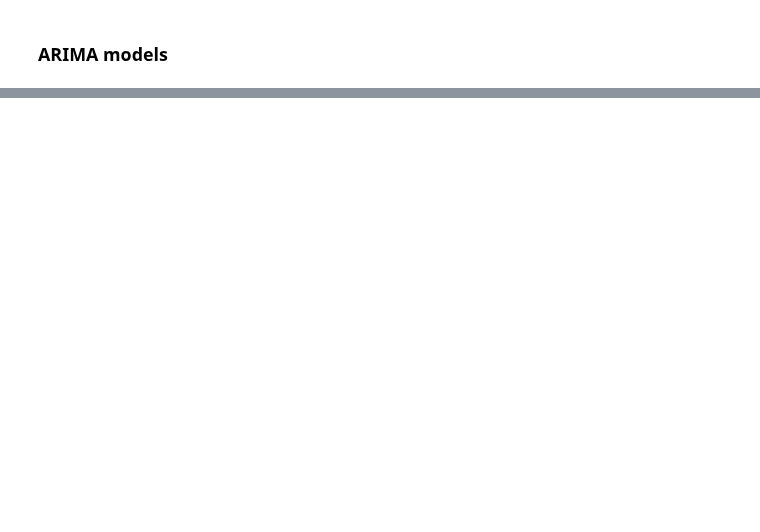
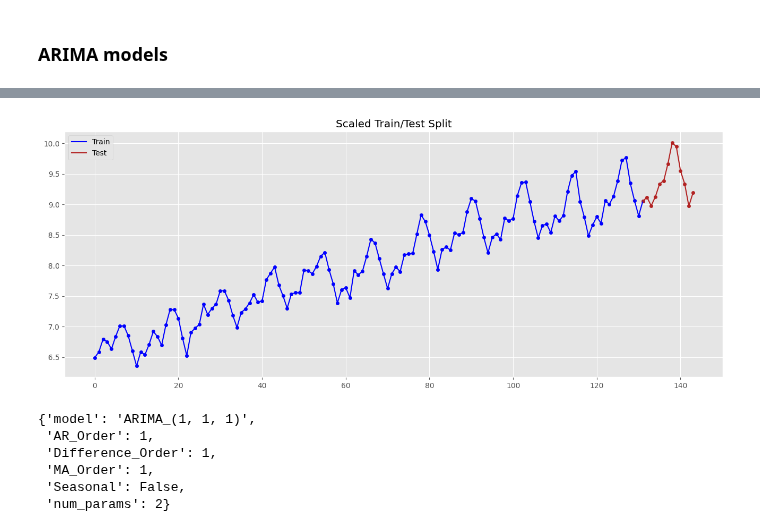
Before and after one commit to chrono-kit/chrono-kit, a Jupyter notebook: examples/ARIMA.ipynb, the cells around one changed output, grey strips where cells are left out. Saved outputs shown, nothing was run; the diff lists cells and outputs as text; code cells hidden in the pictures; blank space fills up the shorter version.

```diff
--- a/examples/ARIMA.ipynb
+++ b/examples/ARIMA.ipynb
@@ -67,0 +74,19 @@ arima_model = arima.ARIMA(data=df, p=1, d=1, q=1)
+# %%
+from chronokit.preprocessing import BoxCox
+
+#Instantiate the boxcox transformation class
+bc_scaler = BoxCox()
+
+#Scale the training data by estimating lambda (scaling parameter)
+scaled_train = bc_scaler.transform(df_train)
+
+#Scale the test data by using the lambda value estimated during scaling the training data
+#Transformation classes store their scaling parameters after each scaling
+#By providing lambda_values = bc_scaler.lambdas; we use the same lambda used during scaling the train data
+scaled_test = bc_scaler.transform(df_test, lambda_values=bc_scaler.lambdas)
+# %%
+#Our data is now on a much better scale, while still preserving its "shape"
+plot_train_test_split(train_data=scaled_train, test_data=scaled_test, figsize=(16,6), colors=["blue", "red"], style="ggplot",
+                      title="Scaled Train/Test Split")
+# %% [output]
+[figure, added]
@@ -68 +102,11 @@ arima_model = arima.ARIMA(data=df, p=1, d=1, q=1)
+# %%
+#We can see some info about the model by its .info attribute
+arima_model.info
+# %% [output]
+{'model': 'ARIMA_(1, 1, 1)',
+ 'AR_Order': 1,
+ 'Difference_Order': 1,
+ 'MA_Order': 1,
+ 'Seasonal': False,
+ 'num_params': 2}
 # %%
```
Also changed, not shown: parts of 16 cells of this notebook, 4 other files.
